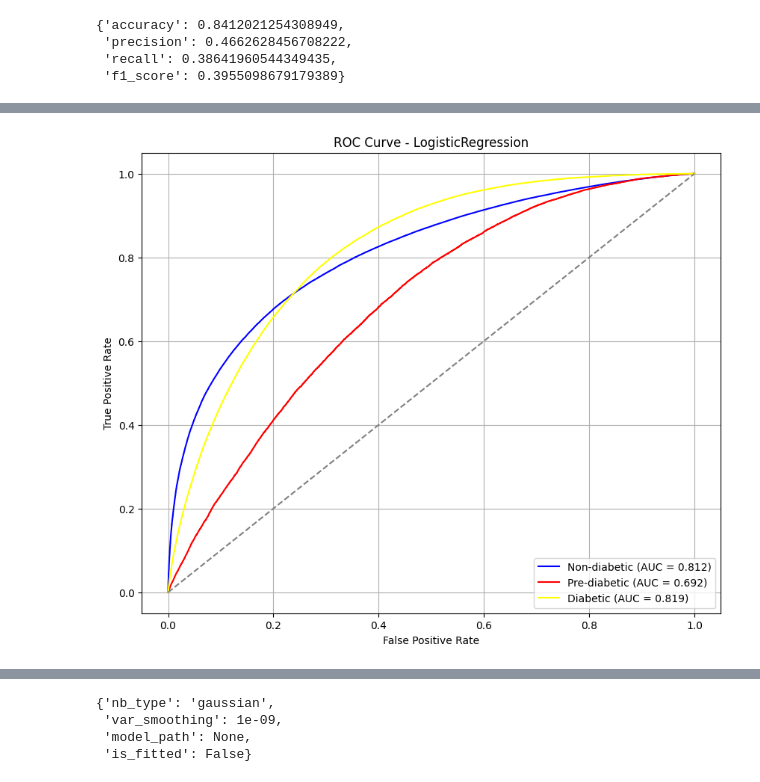
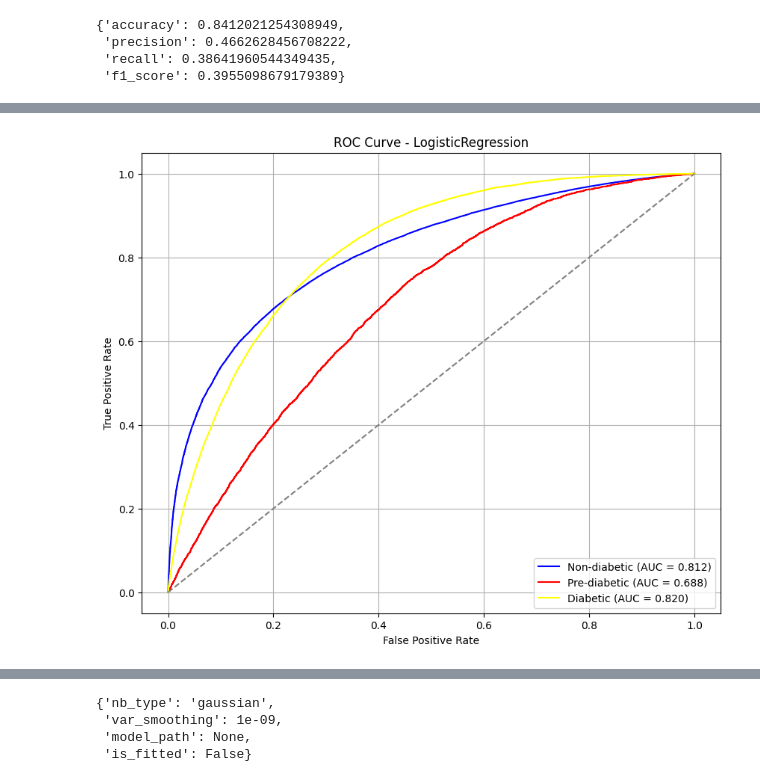
Before and after one commit to lngquoctrung/diabetes-prediction, a Jupyter notebook: notebooks/2_models_with_original_data.ipynb, the cells around one changed output, grey strips where cells are left out. Saved outputs shown, nothing was run; the diff lists cells and outputs as text; code cells hidden in the pictures.

```diff
--- a/notebooks/2_models_with_original_data.ipynb
+++ b/notebooks/2_models_with_original_data.ipynb
@@ -30,7 +39,7 @@ from src.models import DiabetesSGDClassifier, DiabetesLogisticRegression, Diabet
 This section loads the BRFSS dataset that has been processed from the previous data pipeline. From the `df.shape` result, we see that the dataset has size (787,602, 21), which means there are 787,602 records with 21 features. This is a cleaned and normalized dataset, ready for model building.
 # %%
 # Read dataset
-df = pd.read_csv(BRFSS_FILTERING_FILE_PATH)
+df = pd.read_csv(filepath_or_buffer=BRFSS_CLEANED_FILE_PATH)
 df.shape
 # %% [output]
 (787602, 21)
@@ -51,8 +60,14 @@ This ensures that we have enough data to train complex models and still have a r
 X = df.drop("Diabetes", axis=1)
 y = df["Diabetes"]
 # %%
-# Split training and testing set
-X_train, X_test, y_train, y_test = train_test_split(X, y, train_size=TRAIN_SIZE, random_state=RANDOM_STATE, stratify=y)
+# Apply stratified train-test split to maintain class distributio
+X_train, X_test, y_train, y_test = train_test_split(
+    X,
+    y,
+    train_size=TRAIN_SIZE,
+    random_state=RANDOM_STATE,
+    stratify=y
+)
 print(f"X_train shape: {X_train.shape}")
 print(f"X_test shape: {X_test.shape}")
 print(f"y_train shape: {y_train.shape}")
@@ -217,7 +226,7 @@ Strengths of Logistic Regression in the diabetes problem:
 - Coefficients are interpretable, helping to understand the relationship between features and targets
 - Stable and less prone to overfitting with large datasets
 # %%
-# Initialize a LogisticRegression model and get model information
+# Initialize and configure Logistic Regression model
 lr_model = DiabetesLogisticRegression(
     C=LR_C,
     penalty=LR_PENALTY,
@@ -227,8 +236,6 @@ lr_model = DiabetesLogisticRegression(
     random_state=RANDOM_STATE,
     verbose=LR_VERBOSE,
     n_jobs=N_JOBS,
-    log_file="../logs/og_logistic_regression.log"
-
+    log_file=f"{LOG_DIR}/2_logistic_regression_with_original_data.log"
 )
-lr_model_info = lr_model.get_model_info()
 # %% [output]
@@ -299,5 +306,5 @@ lr_model_eval_results
  'f1_score': 0.3955098679179389}
 # %%
 # Predict class probabilities
-lr_prob = lr_model.predict_proba(X=X_train_normalized)
+lr_class_probabilities = lr_model.predict_proba(X=X_test_normalized)
 # %% [output]
@@ -305,12 +312,12 @@ lr_prob = lr_model.predict_proba(X=X_train_normalized)
 # %%
 # Plot ROC and AUC
 plot_roc_auc(
-    y_true=y_train,
-    y_pred_proba=lr_prob,
+    y_true=y_test,
+    y_pred_proba=lr_class_probabilities,
     model_name="LogisticRegression"
 )
 # %% [output]
-[figure, old version]
+[figure, new version]
 # %%
 # Evaluate Logistic Regression with cross-validation
 lr_model_cv_scores = lr_model.cross_validate(X=X_train_normalized, y=y_train)
```
Also changed, not shown: parts of 73 cells of this notebook, 43 other files.
